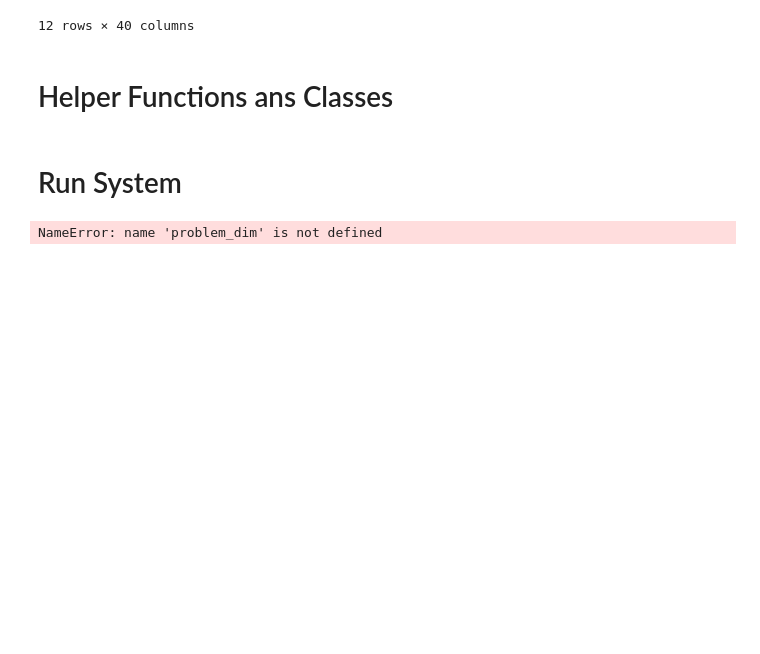
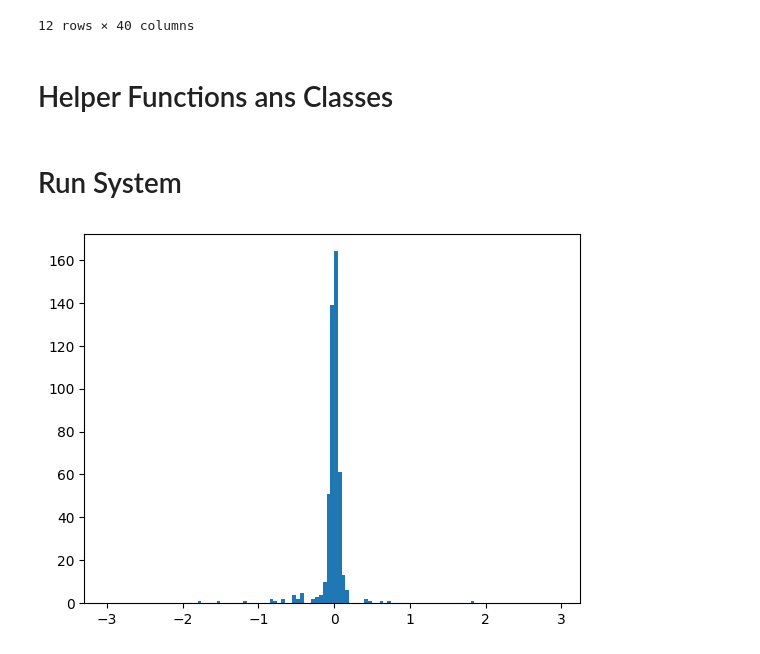
Before and after one commit to Etomer/structure-from-sound-python, a Jupyter notebook: slask/proto_uvabo_system.ipynb, the cells around one changed output. Drawn from its saved outputs; the diff is of its cells as text; code cells hidden in the pictures; blank space fills up the shorter version.

Commit message:
Added Bundle

```diff
--- a/slask/proto_uvabo_system.ipynb
+++ b/slask/proto_uvabo_system.ipynb
@@ -202,6 +204,39 @@ class TxoaProblem():
     def get_residuals(self):
         return (-2*self.sol.u.T@self.sol.v + self.sol.a + self.sol.b) - (self.data - self.sol.o)**2
 
+    def bundle(self, lr=3e-3, steps=30, tol=0.1):
+        dtype = torch.float32
+        good_rows = np.logical_not(np.isnan(self.sol.a[:,0]))
+        good_cols = np.logical_not(np.isnan(self.sol.b[0]))
+        u = nn.Parameter(torch.tensor(self.sol.u[:,good_rows],dtype=dtype))
+        v = nn.Parameter(torch.tensor(self.sol.v[:,good_cols],dtype=dtype))
+        a = nn.Parameter(torch.tensor(self.sol.a[good_rows],dtype=dtype))
+        b = nn.Parameter(torch.tensor(self.sol.b[:,good_cols],dtype=dtype))
+        o = nn.Parameter(torch.tensor(self.sol.o[:,good_cols],dtype=dtype))
+        data = torch.tensor(self.data[good_rows][:,good_cols],dtype=dtype)
+        optimizer = torch.optim.Adam([u,v,a,b,o],lr=lr)
+
+        #compute_estimate = lambda u,v,a,b,o : (-2*u.T@v + a + b)**0.5 + o # Had problem with nan values spreading when using this loss space
+        compute_part_estimate = lambda u,v,a,b : (-2*u.T@v + a + b)
+
+        huberloss = torch.nn.HuberLoss(delta=tol)
+        for _ in range(steps):
+
+            est = compute_part_estimate(u,v,a,b)
+            good_idx = (est ** 0.5 + o).isnan().logical_not()
+
+            loss = huberloss(est[good_idx],((data - o)**2)[good_idx])
+            loss += tol*torch.maximum(torch.tensor(0),-est[est.isnan().logical_not()]).mean()
+
+            optimizer.zero_grad()
+            loss.backward()
+            optimizer.step()
+
+        self.sol.u[:,good_rows] = u.detach().numpy().astype(dtype=self.sol.u.dtype)
+        self.sol.v[:,good_cols] = v.detach().numpy().astype(dtype=self.sol.v.dtype)
+        self.sol.a[good_rows] = a.detach().numpy().astype(dtype=self.sol.a.dtype)
+        self.sol.b[:,good_cols] = b.detach().numpy().astype(dtype=self.sol.b.dtype)
+        self.sol.o[:,good_cols] = o.detach().numpy().astype(dtype=self.sol.o.dtype)
 
 class OffsetSolver(ABC):
 
@@ -236,7 +271,9 @@ class OffsetSolver95(OffsetSolver):
 # %%
 tp = TxoaProblem(tdoa)
 tp.solve_for_offset(OffsetSolver95)
+tp.bundle(steps=100)
 tp.ransac_expand_to_all_rows()
-tp.get_residuals()
+tp.bundle(steps=100)
+plt.hist(tp.get_residuals().flatten(),np.arange(-3,3,0.05));
 # %% [output]
-NameError: name 'problem_dim' is not defined
+[figure, added]
```
Also changed, not shown: parts of 2 cells of this notebook.
